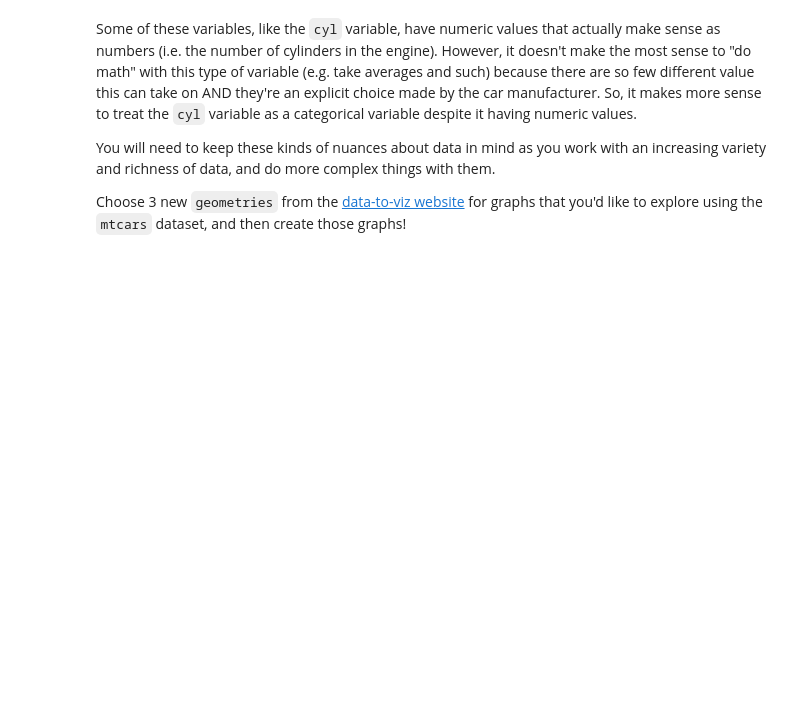
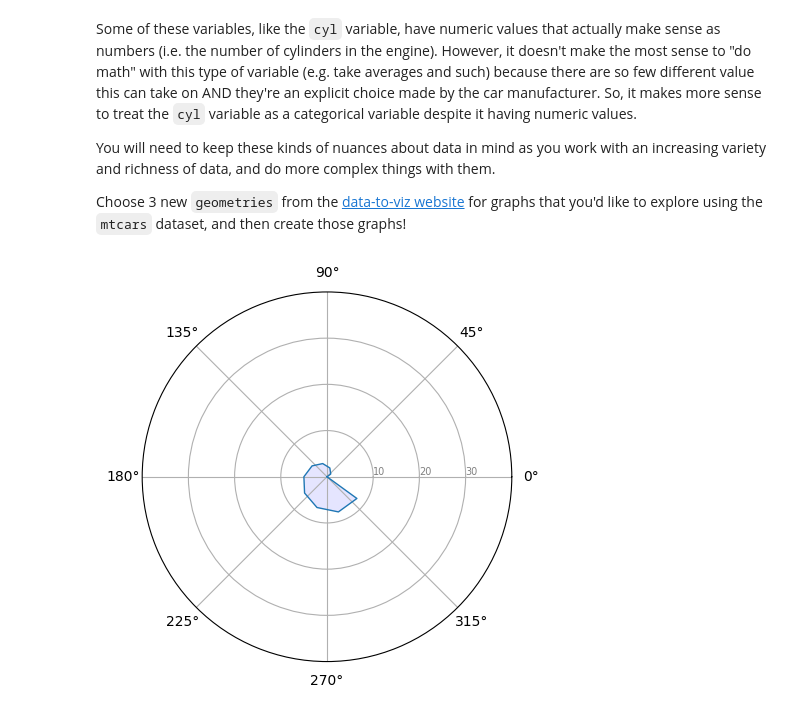
Before and after one commit to lmaier0402/Repository_1, a Jupyter notebook: Introduction_to_Data_Viz_Using_mtcars_Dataset.ipynb, the cells around one changed output. Drawn from its saved outputs; the diff is of its cells as text; code cells hidden in the pictures; blank space fills up the shorter version.

```diff
--- a/Introduction_to_Data_Viz_Using_mtcars_Dataset.ipynb
+++ b/Introduction_to_Data_Viz_Using_mtcars_Dataset.ipynb
@@ -48,0 +116,29 @@ Choose 3 new `geometries` from the [data-to-viz website](https://www.data-to-viz
+# %%
+# Create plot with first new geometry here
+import matplotlib.pyplot as plt
+import pandas as pd
+from math import pi
+
+categories=list(df)[1:]
+N = len(categories)
+
+values = df.iloc[0].drop('mpg').values.flatten().tolist()
+values += values[:1]
+values
+
+angles = [n / float(N) * 2 * pi for n in range(N)]
+angles += angles[:1]
+
+ax = plt.subplot(111, polar=True)
+
+ax.set_rlabel_position(0)
+plt.yticks([10,20,30], ["10","20","30"], color="grey", size=7)
+plt.ylim(0,40)
+
+ax.plot(angles, values, linewidth=1, linestyle='solid')
+
+ax.fill(angles, values, 'b', alpha=0.1)
+
+plt.show()
+# %% [output]
+[figure, added]
```
Also changed, not shown: parts of 16 cells of this notebook, 1 other file.
